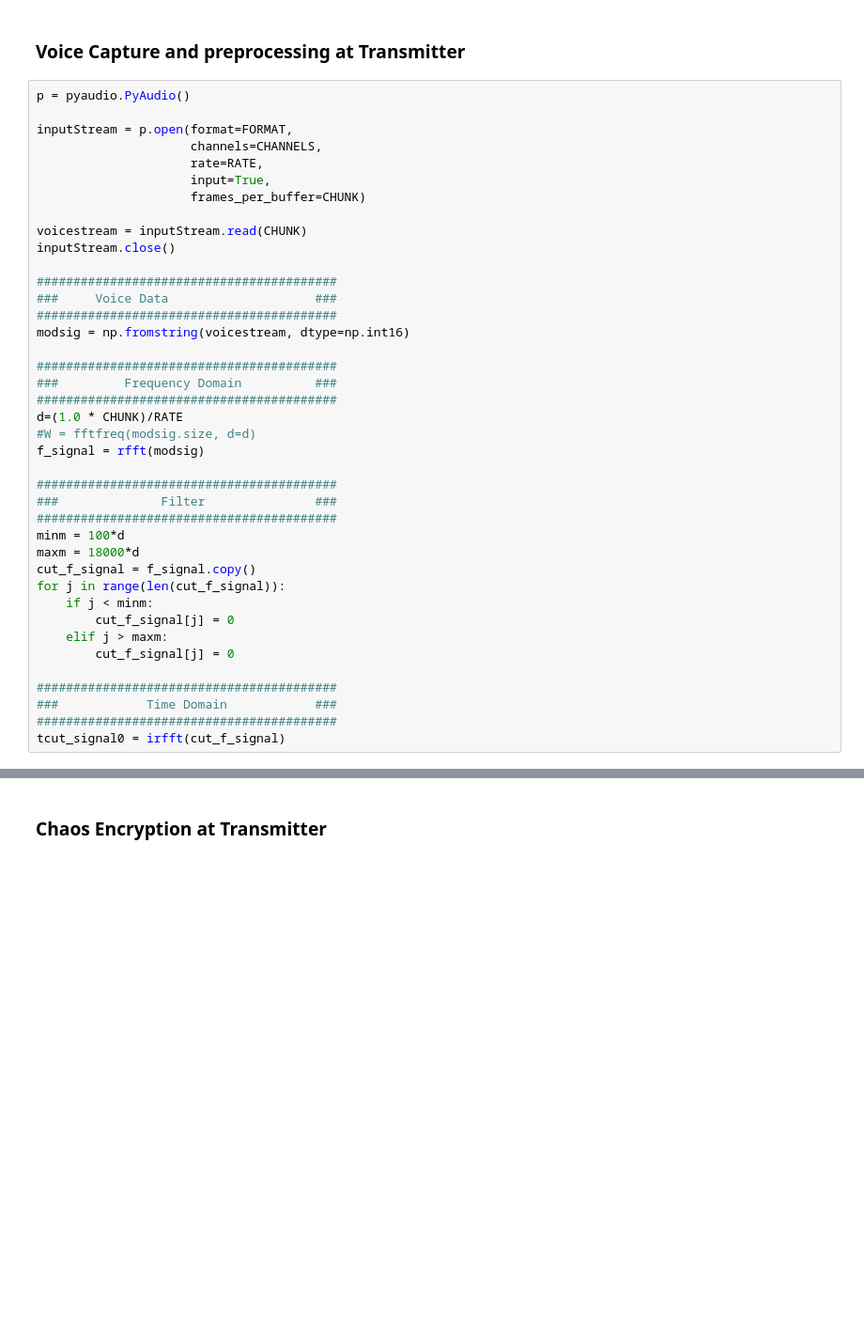
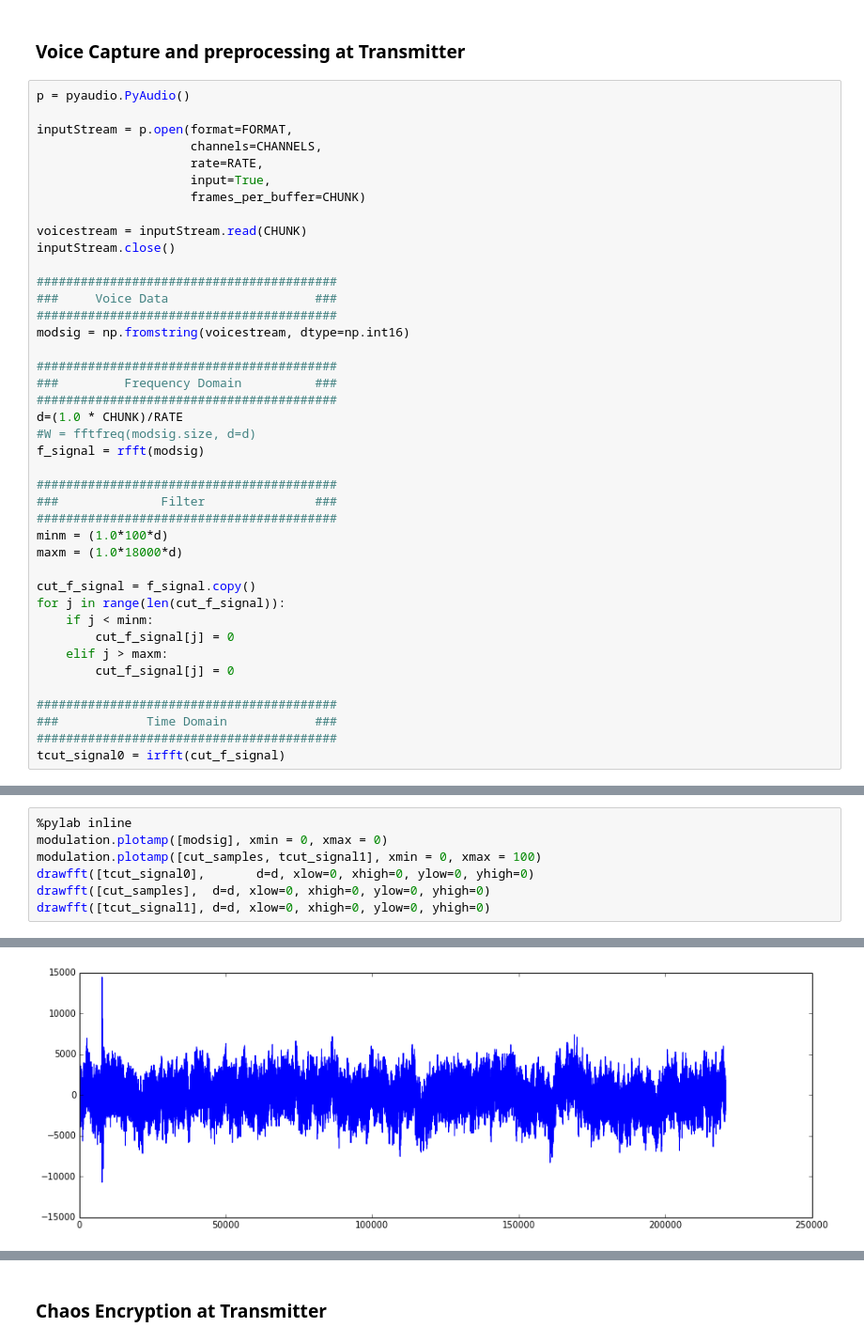
Before and after one commit to abhisheietk/crypto-chaotic, a Jupyter notebook: doc/demo.ipynb, the cells around one changed output, grey strips where cells are left out. Shown at 94% size. Drawn from its saved outputs; the diff is of its cells as text; blank space fills up the shorter version.

```diff
--- a/doc/demo.ipynb
+++ b/doc/demo.ipynb
@@ -83,8 +84,9 @@ f_signal = rfft(modsig)
 #########################################
 ###              Filter               ###
 #########################################
-minm = 100*d
-maxm = 18000*d
+minm = (1.0*100*d)
+maxm = (1.0*18000*d)
+
 cut_f_signal = f_signal.copy()
 for j in range(len(cut_f_signal)):
     if j < minm:
@@ -98,0 +133,8 @@ tcut_signal0 = irfft(cut_f_signal)
+# %%
+%pylab inline
+modulation.plotamp([modsig], xmin = 0, xmax = 0)
+modulation.plotamp([cut_samples, tcut_signal1], xmin = 0, xmax = 100)
+drawfft([tcut_signal0],       d=d, xlow=0, xhigh=0, ylow=0, yhigh=0)
+drawfft([cut_samples],  d=d, xlow=0, xhigh=0, ylow=0, yhigh=0)
+drawfft([tcut_signal1], d=d, xlow=0, xhigh=0, ylow=0, yhigh=0)
+# %% [output]
@@ -98,0 +143 @@ tcut_signal0 = irfft(cut_f_signal)
+[figure, added]
```
Also changed, not shown: parts of 6 cells of this notebook, 4 other files.
